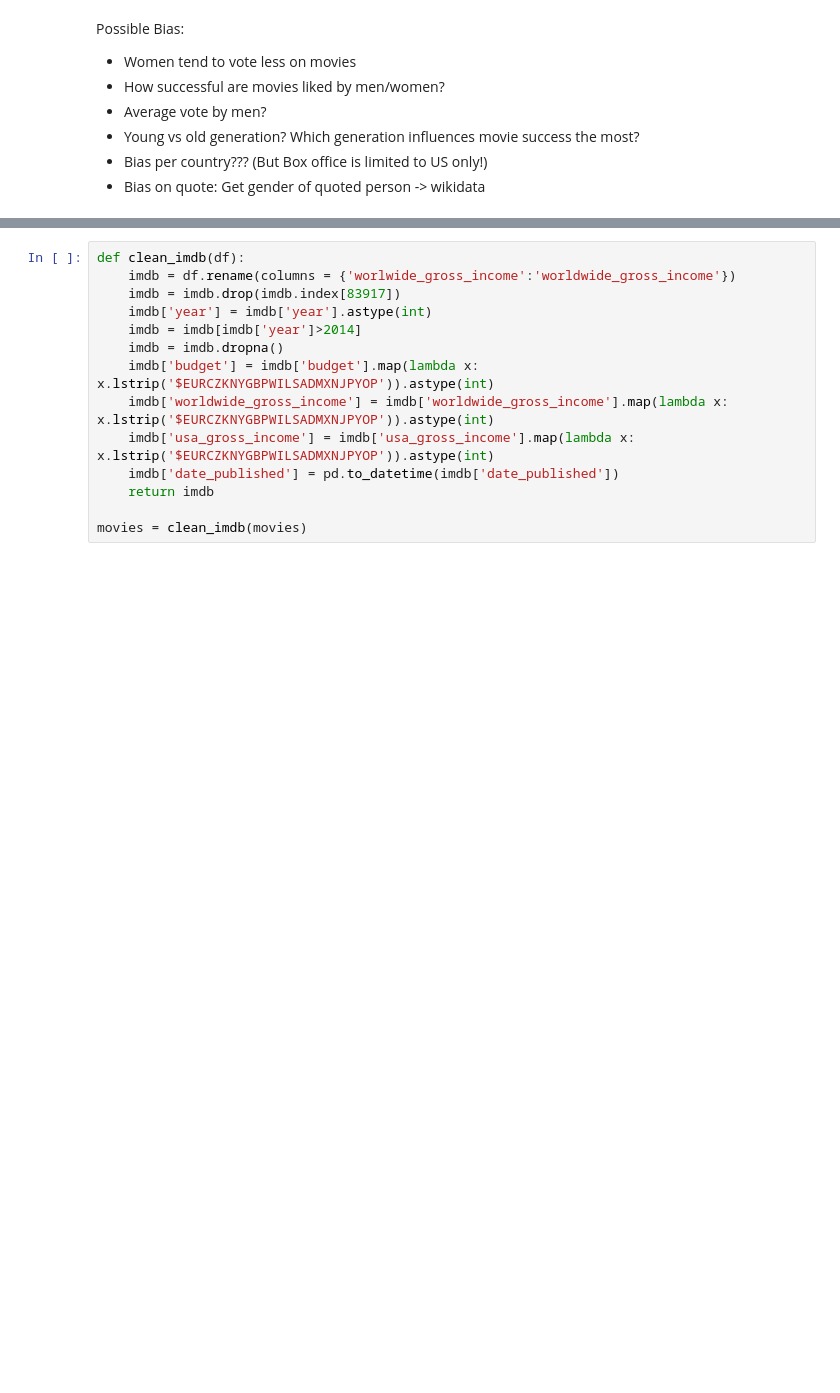
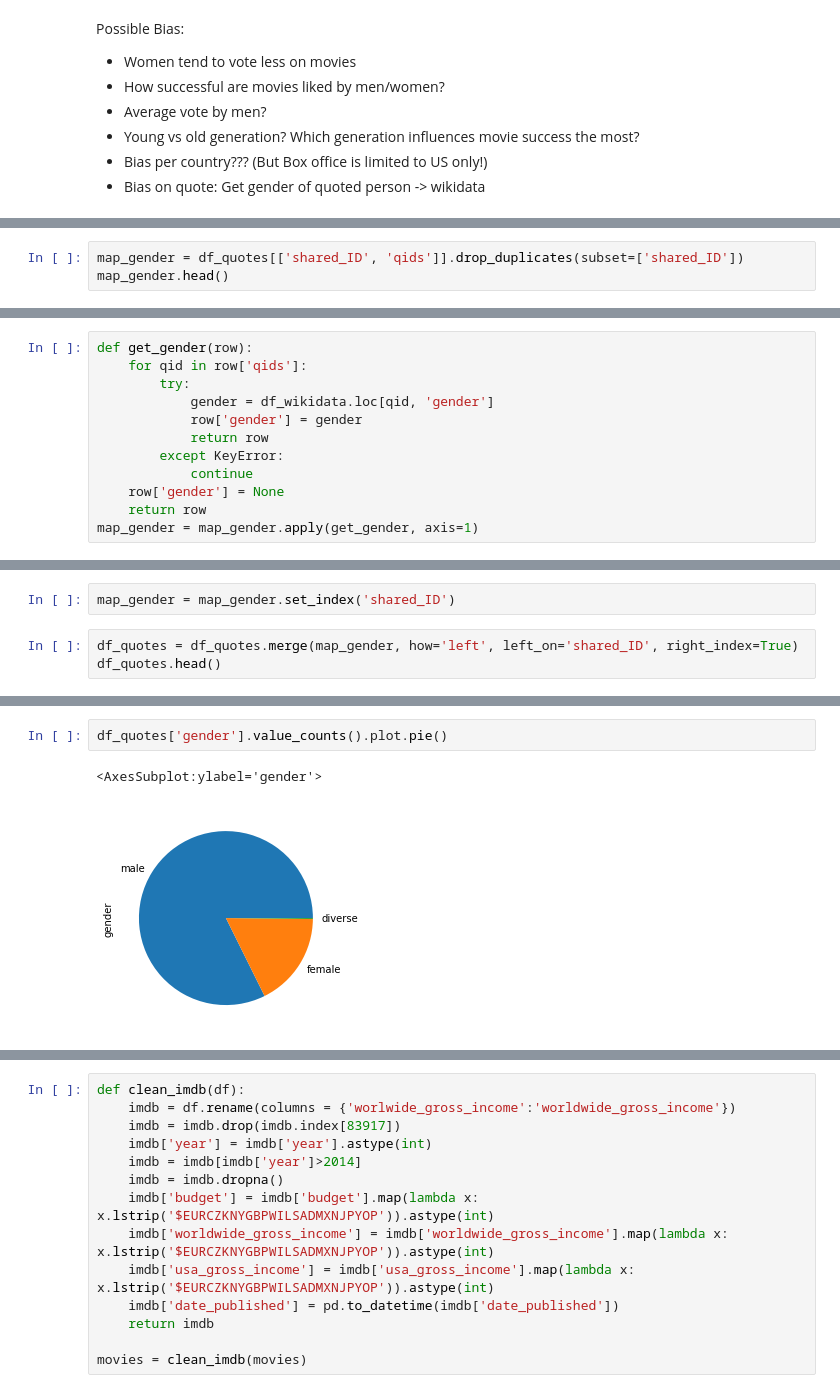
Before and after one commit to epfl-ada/ada-2021-project-f-jab, a Jupyter notebook: RQ4.ipynb, the cells around one changed output, grey strips where cells are left out. Drawn from its saved outputs; the diff is of its cells as text; blank space fills up the shorter version.

```diff
--- a/RQ4.ipynb
+++ b/RQ4.ipynb
@@ -21,0 +149,3 @@ import statsmodels.formula.api as smf
+# %%
+map_gender = df_quotes[['shared_ID', 'qids']].drop_duplicates(subset=['shared_ID'])
+map_gender.head()
@@ -21,0 +163,12 @@ import statsmodels.formula.api as smf
+# %%
+def get_gender(row):
+    for qid in row['qids']:
+        try:
+            gender = df_wikidata.loc[qid, 'gender']
+            row['gender'] = gender
+            return row
+        except KeyError:
+            continue
+    row['gender'] = None
+    return row
+map_gender = map_gender.apply(get_gender, axis=1)
@@ -21,0 +182,5 @@ import statsmodels.formula.api as smf
+# %%
+map_gender = map_gender.set_index('shared_ID')
+# %%
+df_quotes = df_quotes.merge(map_gender, how='left', left_on='shared_ID', right_index=True)
+df_quotes.head()
@@ -21,0 +201,5 @@ import statsmodels.formula.api as smf
+# %%
+df_quotes['gender'].value_counts().plot.pie()
+# %% [output]
+<AxesSubplot:ylabel='gender'>
+[figure, added]
```
Also changed, not shown: parts of 122 cells of this notebook, 36 other files.
